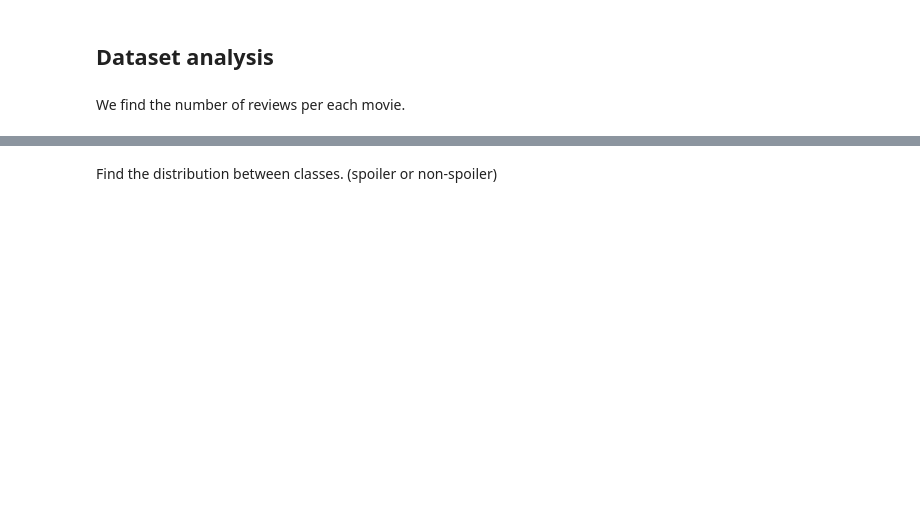
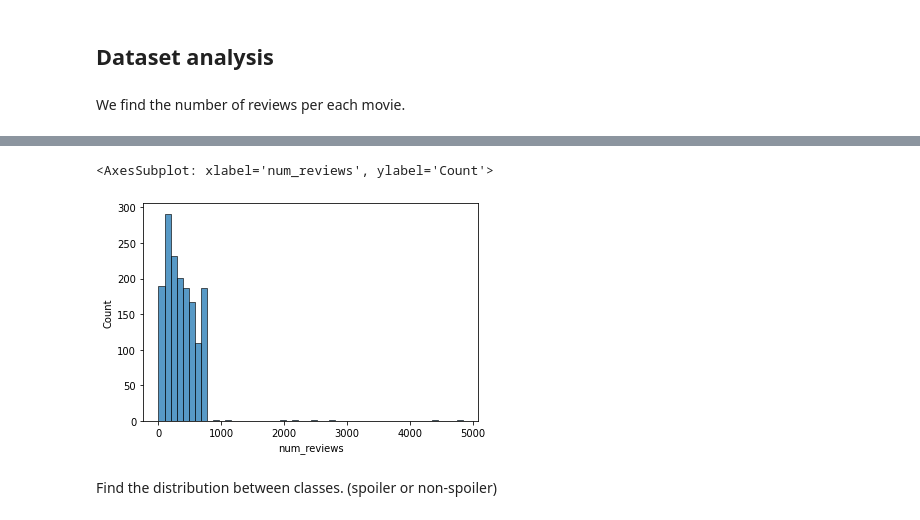
Before and after one commit to hjunleon/CS3244, a Jupyter notebook: project/project.ipynb, the cells around one changed output, grey strips where cells are left out. Saved outputs shown, nothing was run; the diff lists cells and outputs as text; code cells hidden in the pictures; blank space fills up the shorter version.

```diff
--- a/project/project.ipynb
+++ b/project/project.ipynb
@@ -23,6 +26,9 @@ Drive already mounted at /content/drive; to attempt to forcibly remount, call dr
 # If using jupyter notebook
 import json
 import pandas as pd
+import os
 
-df_movie_details = pd.read_json('IMDB_movie_details.json', lines = True)
-df_reviews = pd.read_json('IMDB_reviews.json', lines = True)
+print(os.getcwd())
+
+df_movie_details = pd.read_json('../datasets/IMDB_movie_details.json', lines = True)
+df_reviews = pd.read_json('../datasets/IMDB_reviews.json', lines = True)
@@ -117,0 +200,6 @@ We may consider to filter out movies with less than 300 reviews.
+# %%
+# Plot frequency of movie reviews against count of movie reviews
+col = "num_reviews"
+temp_df = df['movie_id'].value_counts().to_frame(name=col)
+#.groupby(col).count()
+temp_df.head()
@@ -118,3 +213,8 @@ We may consider to filter out movies with less than 300 reviews.
+# %%
+sns.histplot(data=temp_df, x=col, bins=50)
+# %% [output]
+<AxesSubplot: xlabel='num_reviews', ylabel='Count'>
+[figure, added]
 # %% [markdown]
 Find the distribution between classes.
 (spoiler or non-spoiler)
```
Also changed, not shown: parts of 61 cells of this notebook.
